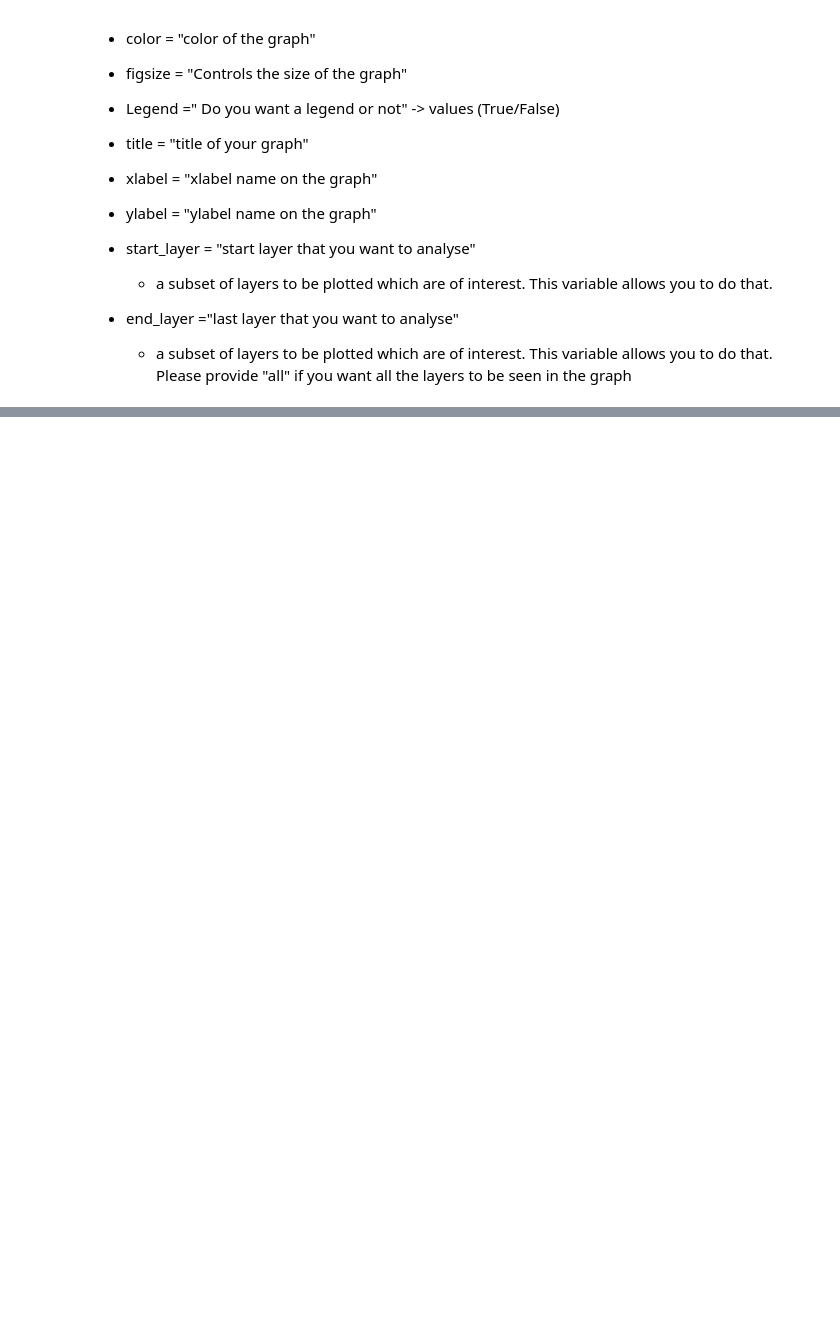
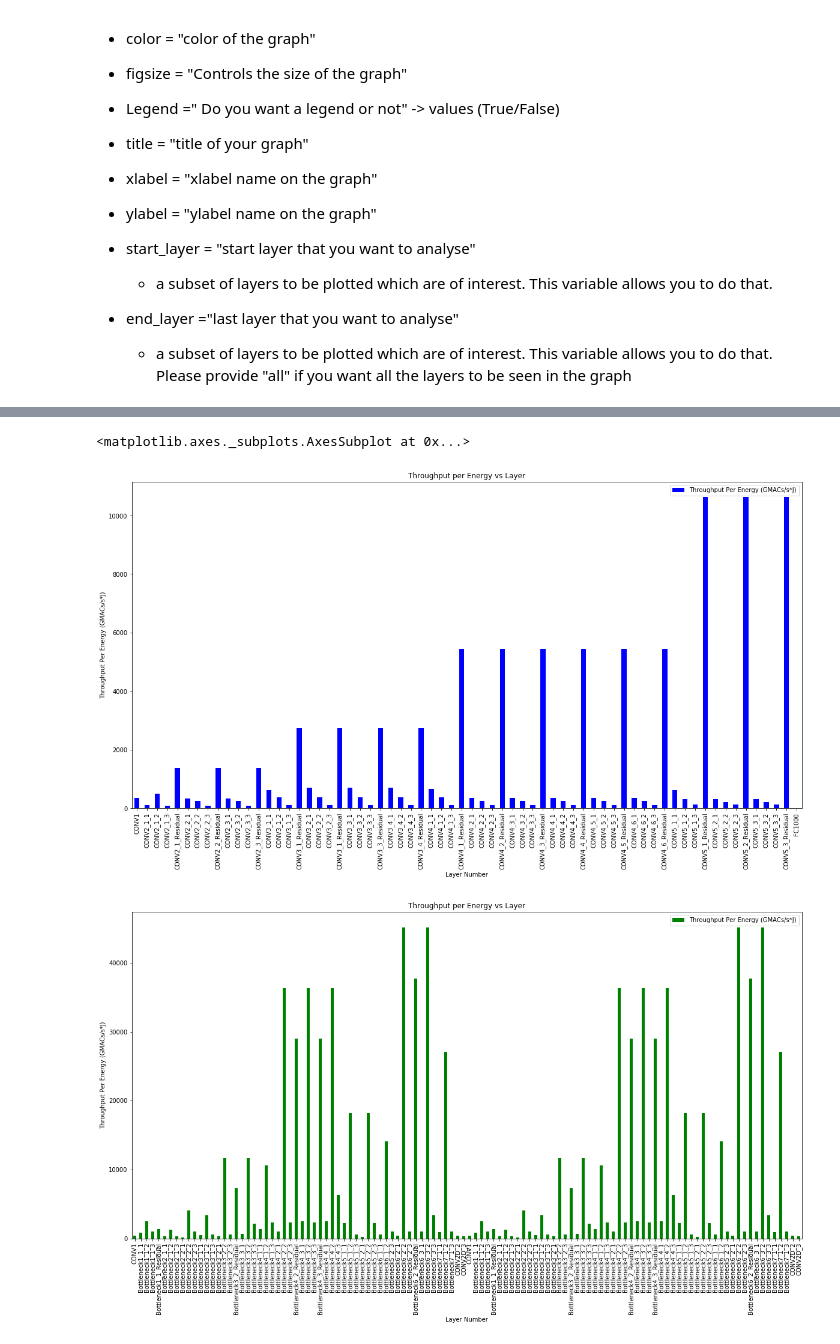
Before and after one commit to maestro-project/maestro, a Jupyter notebook: tools/jupyter_notebook/maestro_output_analysis.ipynb, the cells around one changed output, grey strips where cells are left out. Cells and saved outputs as stored; diff of their text form; code cells hidden in the pictures; blank space fills up the shorter version.

```diff
--- a/tools/jupyter_notebook/maestro_output_analysis.ipynb
+++ b/tools/jupyter_notebook/maestro_output_analysis.ipynb
@@ -73 +134,29 @@ The graphs are created by draw_graph function which operates on the variables pr
+# %%
+x = 'Layer Number'
+y = 'Throughput Per Energy (GMACs/s*J)'
+color = 'blue'
+figsize = (20,10)
+legend = 'true'
+title = 'Throughput per Energy vs Layer'
+xlabel = x
+ylabel = y
+start_layer = 0
+end_layer = 'all'
+draw_graph(resnet50_kcp_ws_data, y, x, color, figsize, legend, title, xlabel, ylabel, start_layer, end_layer)
+
+x = 'Layer Number'
+y = 'Throughput Per Energy (GMACs/s*J)'
+color = 'green'
+figsize = (20,10)
+legend = 'true'
+title = 'Throughput per Energy vs Layer'
+xlabel = x
+ylabel = y
+start_layer = 0
+end_layer = 'all'
+draw_graph(mobilenetv2_kcp_ws_data, y, x, color, figsize, legend, title, xlabel, ylabel, start_layer, end_layer)
+# %% [output]
+<matplotlib.axes._subplots.AxesSubplot at 0x...>
+[figure, added]
+[figure, added]
 # %%
```
Also changed, not shown: parts of 10 cells of this notebook, 7 other files.
